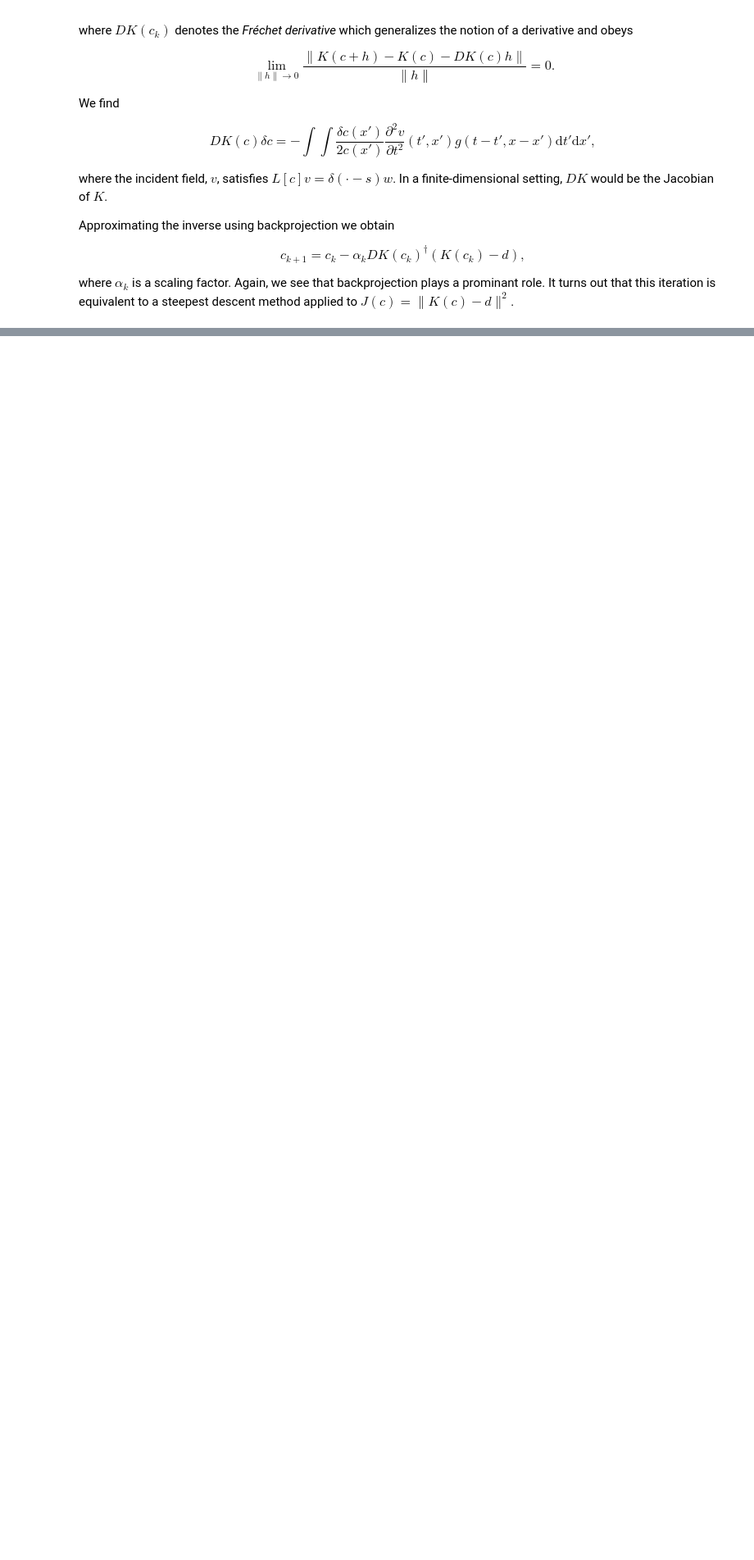
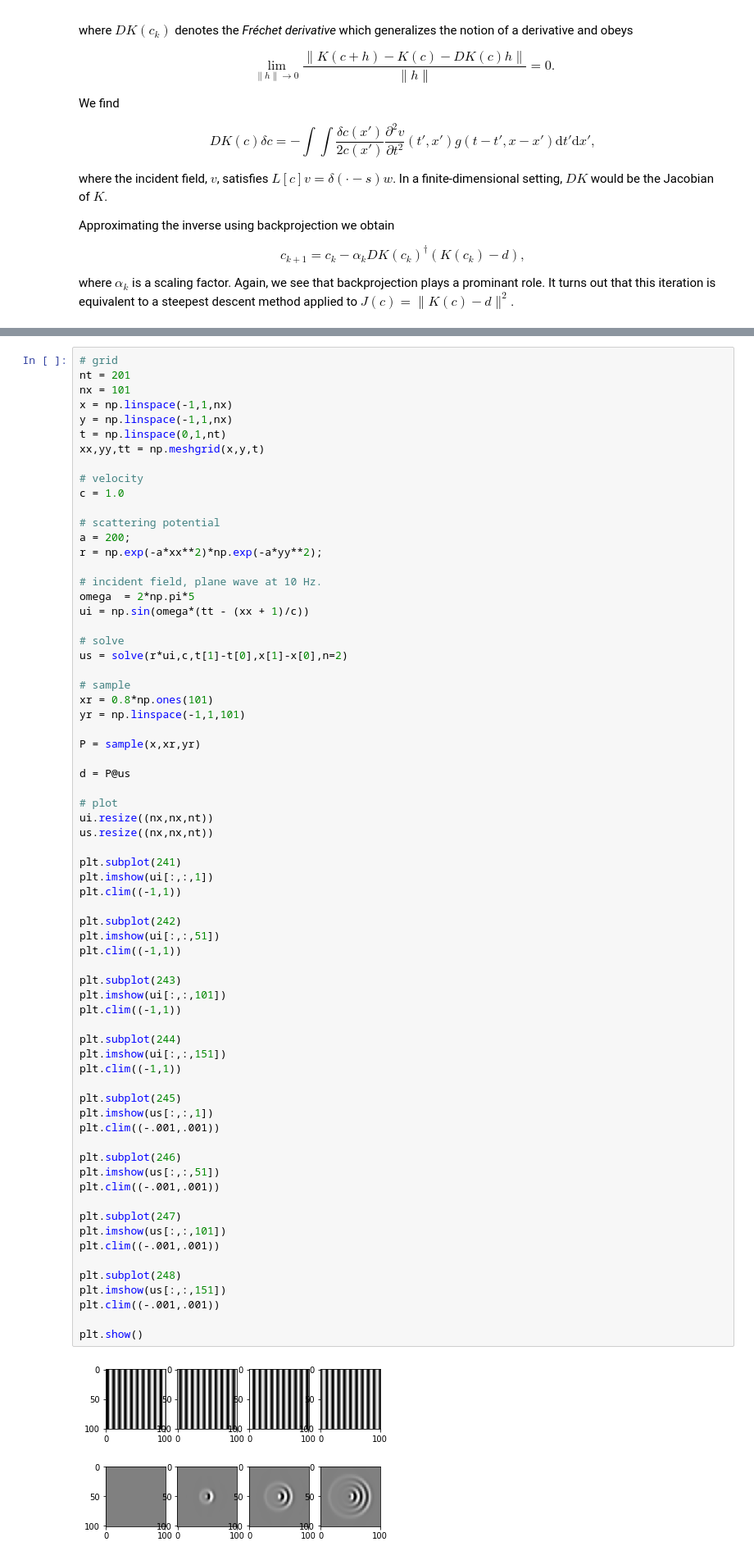
Before and after one commit to TristanvanLeeuwen/IP_and_Im_Lectures, a Jupyter notebook: wavefield_imaging.ipynb, the cells around one changed output, grey strips where cells are left out. Shown at 82% size. Cells and saved outputs as stored; diff of their text form; blank space fills up the shorter version.

```diff
--- a/wavefield_imaging.ipynb
+++ b/wavefield_imaging.ipynb
@@ -491,0 +779,70 @@ where $\alpha_k$ is a scaling factor. Again, we see that backprojection plays a
+# %%
+# grid
+nt = 201
+nx = 101
+x = np.linspace(-1,1,nx)
+y = np.linspace(-1,1,nx)
+t = np.linspace(0,1,nt)
+xx,yy,tt = np.meshgrid(x,y,t)
+
+# velocity
+c = 1.0
+
+# scattering potential
+a = 200;
+r = np.exp(-a*xx**2)*np.exp(-a*yy**2);
+
+# incident field, plane wave at 10 Hz.
+omega  = 2*np.pi*5
+ui = np.sin(omega*(tt - (xx + 1)/c))
+
+# solve
+us = solve(r*ui,c,t[1]-t[0],x[1]-x[0],n=2)
+
+# sample
+xr = 0.8*np.ones(101)
+yr = np.linspace(-1,1,101)
+
+P = sample(x,xr,yr)
+
+d = P@us
+
+# plot
+ui.resize((nx,nx,nt))
+us.resize((nx,nx,nt))
+
+plt.subplot(241)
+plt.imshow(ui[:,:,1])
+plt.clim((-1,1))
+
+plt.subplot(242)
+plt.imshow(ui[:,:,51])
+plt.clim((-1,1))
+
+plt.subplot(243)
+plt.imshow(ui[:,:,101])
+plt.clim((-1,1))
+
+plt.subplot(244)
+plt.imshow(ui[:,:,151])
+plt.clim((-1,1))
+
+plt.subplot(245)
+plt.imshow(us[:,:,1])
+plt.clim((-.001,.001))
+
+plt.subplot(246)
+plt.imshow(us[:,:,51])
+plt.clim((-.001,.001))
+
+plt.subplot(247)
+plt.imshow(us[:,:,101])
+plt.clim((-.001,.001))
+
+plt.subplot(248)
+plt.imshow(us[:,:,151])
+plt.clim((-.001,.001))
+
+plt.show()
+# %% [output]
+[figure, added]
```
Also changed, not shown: parts of 9 cells of this notebook, 3 other files.
